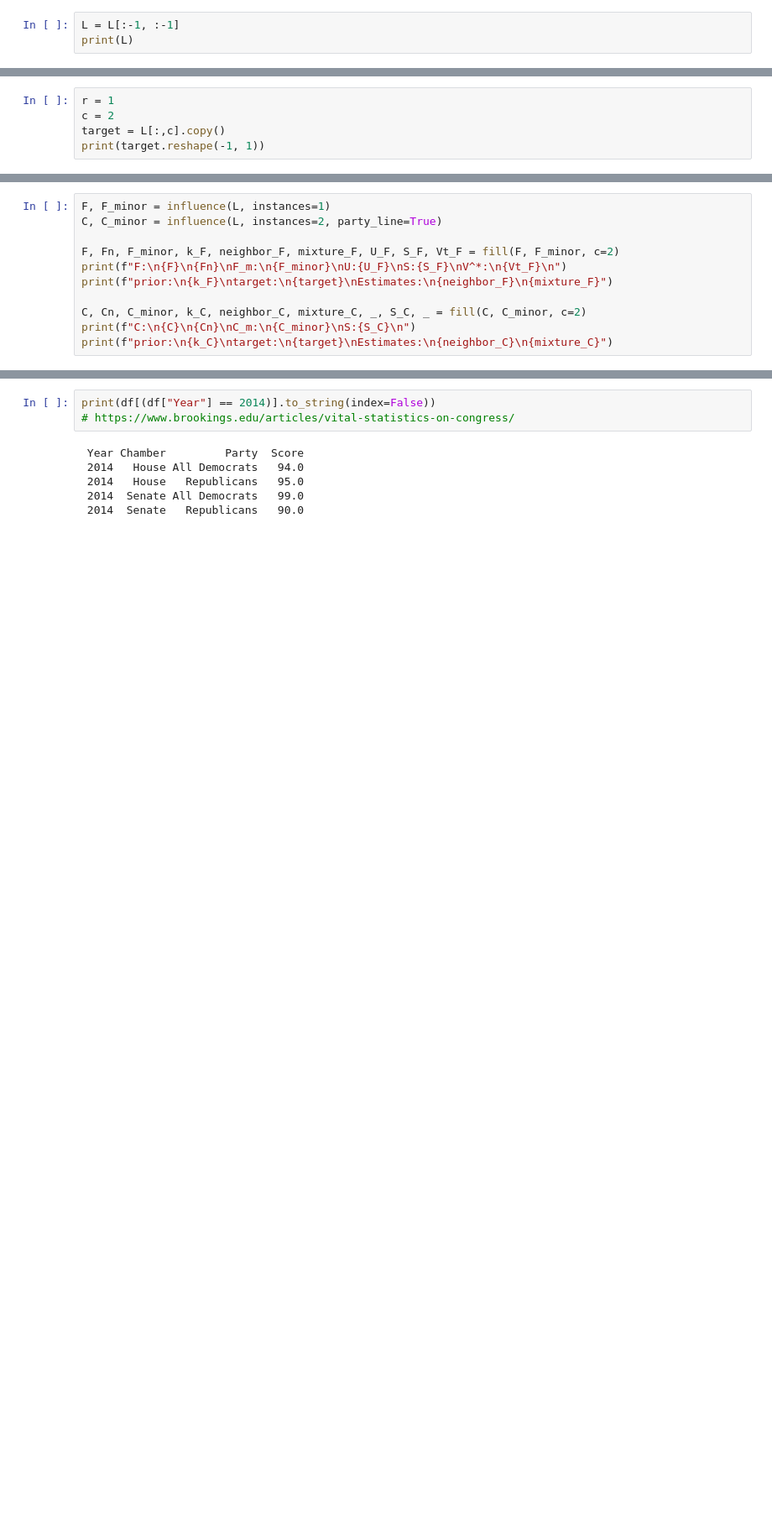
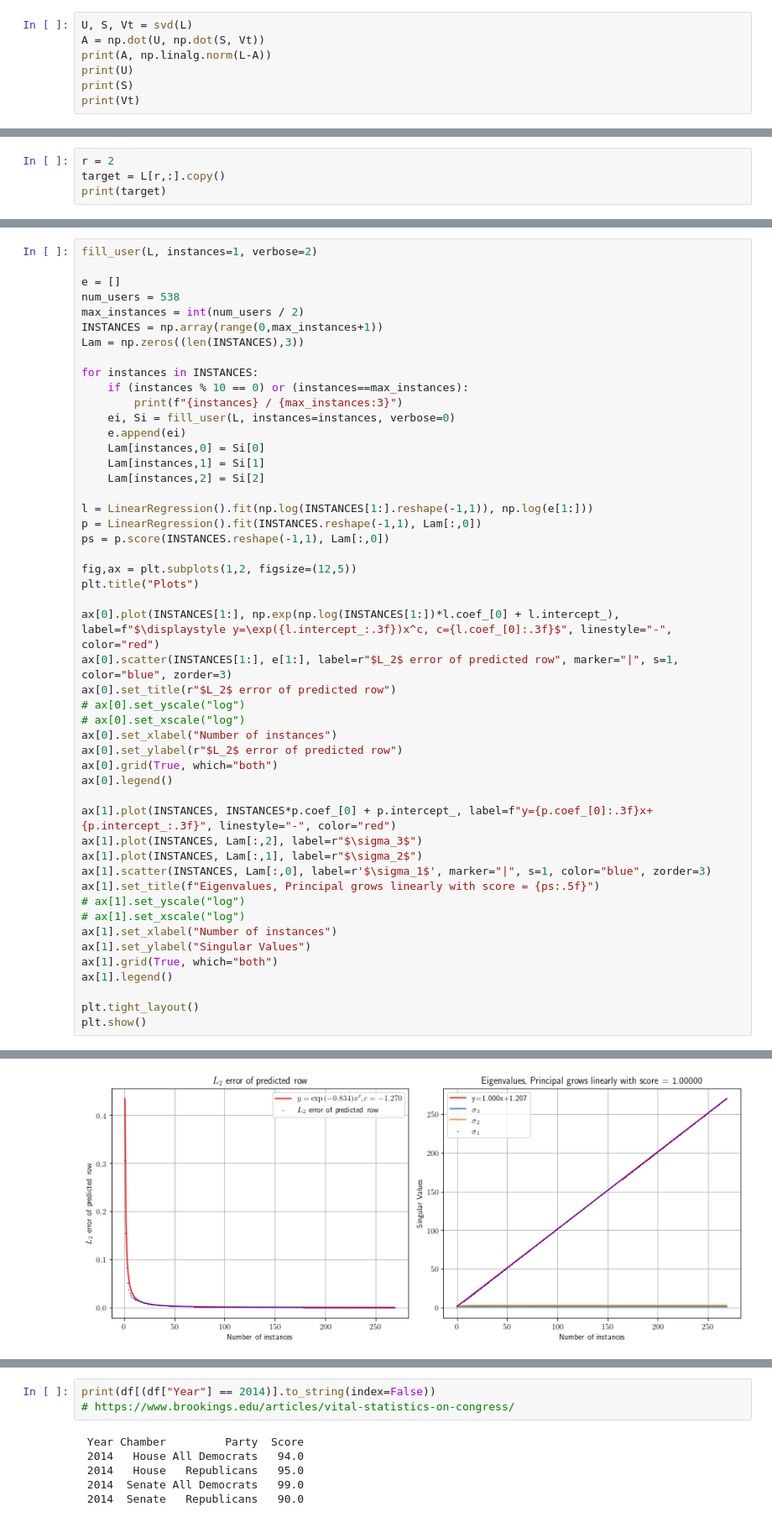
Before and after one commit to mathemonads/echochamber, a Jupyter notebook: chambers.ipynb, the cells around one changed output, grey strips where cells are left out. Shown at 84% size. Saved outputs shown, nothing was run; the diff lists cells and outputs as text; blank space fills up the shorter version.

```diff
--- a/chambers.ipynb
+++ b/chambers.ipynb
@@ -34,4 +75,8 @@ print(L)
 # %%
-L = L[:-1, :-1]
-print(L)
+U, S, Vt = svd(L)
+A = np.dot(U, np.dot(S, Vt))
+print(A, np.linalg.norm(L-A))
+print(U)
+print(S)
+print(Vt)
 # %% [output]
@@ -41,6 +97,5 @@ print(L)
 # %%
-r = 1
-c = 2
-target = L[:,c].copy()
-print(target.reshape(-1, 1))
+r = 2
+target = L[r,:].copy()
+print(target)
 # %% [output]
@@ -118,12 +225,50 @@ Estimates:
 # %%
-F, F_minor = influence(L, instances=1)
-C, C_minor = influence(L, instances=2, party_line=True)
+fill_user(L, instances=1, verbose=2)
 
-F, Fn, F_minor, k_F, neighbor_F, mixture_F, U_F, S_F, Vt_F = fill(F, F_minor, c=2)
-print(f"F:\n{F}\n{Fn}\nF_m:\n{F_minor}\nU:{U_F}\nS:{S_F}\nV^*:\n{Vt_F}\n")
-print(f"prior:\n{k_F}\ntarget:\n{target}\nEstimates:\n{neighbor_F}\n{mixture_F}")
+e = []
+num_users = 538
+max_instances = int(num_users / 2)
+INSTANCES = np.array(range(0,max_instances+1))
+Lam = np.zeros((len(INSTANCES),3))
 
-C, Cn, C_minor, k_C, neighbor_C, mixture_C, _, S_C, _ = fill(C, C_minor, c=2)
-print(f"C:\n{C}\n{Cn}\nC_m:\n{C_minor}\nS:{S_C}\n")
-print(f"prior:\n{k_C}\ntarget:\n{target}\nEstimates:\n{neighbor_C}\n{mixture_C}")
+for instances in INSTANCES:
+    if (instances % 10 == 0) or (instances==max_instances):
+        print(f"{instances} / {max_instances:3}")
+    ei, Si = fill_user(L, instances=instances, verbose=0)
+    e.append(ei)
+    Lam[instances,0] = Si[0]
+    Lam[instances,1] = Si[1]
+    Lam[instances,2] = Si[2]
+
+l = LinearRegression().fit(np.log(INSTANCES[1:].reshape(-1,1)), np.log(e[1:]))
+p = LinearRegression().fit(INSTANCES.reshape(-1,1), Lam[:,0])
+ps = p.score(INSTANCES.reshape(-1,1), Lam[:,0])
+
+fig,ax = plt.subplots(1,2, figsize=(12,5))
+plt.title("Plots")
+
+ax[0].plot(INSTANCES[1:], np.exp(np.log(INSTANCES[1:])*l.coef_[0] + l.intercept_), label=f"$\displaystyle y=\exp({l.intercept_:.3f})x^c, c={l.coef_[0]:.3f}$", linestyle="-", color="red")
+ax[0].scatter(INSTANCES[1:], e[1:], label=r"$L_2$ error of predicted row", marker="|", s=1, color="blue", zorder=3)
+ax[0].set_title(r"$L_2$ error of predicted row")
+# ax[0].set_yscale("log")
+# ax[0].set_xscale("log")
+ax[0].set_xlabel("Number of instances")
+ax[0].set_ylabel(r"$L_2$ error of predicted row")
+ax[0].grid(True, which="both")
+ax[0].legend()
+
+ax[1].plot(INSTANCES, INSTANCES*p.coef_[0] + p.intercept_, label=f"y={p.coef_[0]:.3f}x+{p.intercept_:.3f}", linestyle="-", color="red")
+ax[1].plot(INSTANCES, Lam[:,2], label=r"$\sigma_3$")
+ax[1].plot(INSTANCES, Lam[:,1], label=r"$\sigma_2$")
+ax[1].scatter(INSTANCES, Lam[:,0], label=r'$\sigma_1$', marker="|", s=1, color="blue", zorder=3)
+ax[1].set_title(f"Eigenvalues, Principal grows linearly with score = {ps:.5f}")
+# ax[1].set_yscale("log")
+# ax[1].set_xscale("log")
+ax[1].set_xlabel("Number of instances")
+ax[1].set_ylabel("Singular Values")
+ax[1].grid(True, which="both")
+ax[1].legend()
+
+plt.tight_layout()
+plt.show()
 # %% [output]
@@ -146,0 +292 @@ Estimates:
+[figure, added]
```
Also changed, not shown: parts of 11 cells of this notebook, 4 other files.
